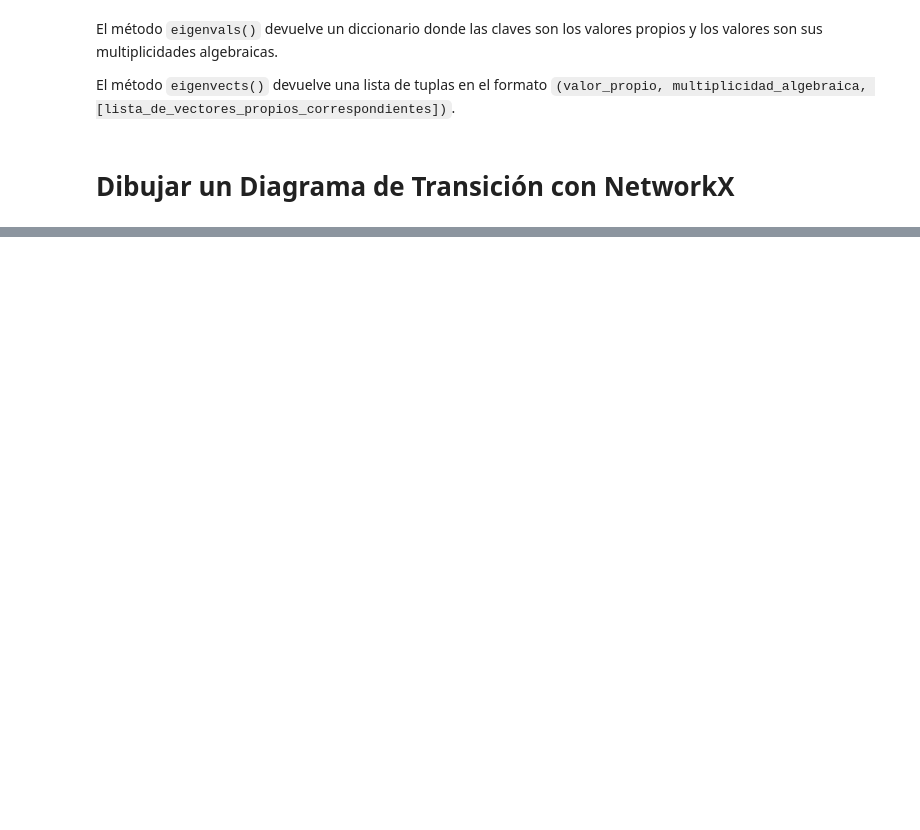
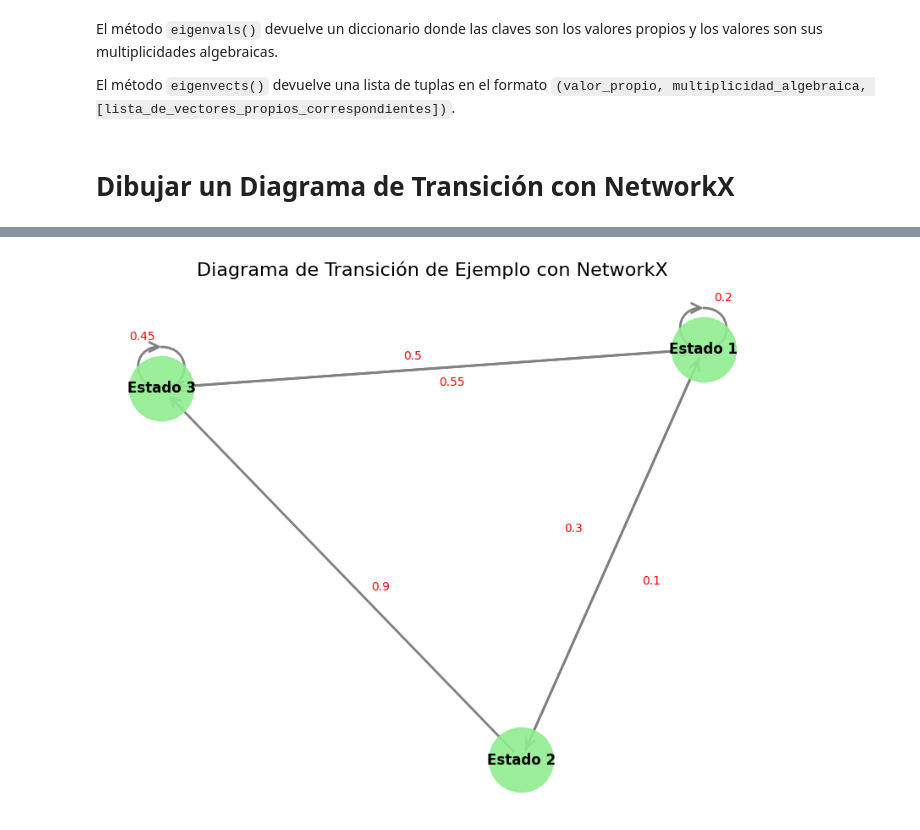
Before and after one commit to LuisManuelCatzoliSoriano/Procesos-Estoc-sticos, a Jupyter notebook: Tutorial de Sympy y Networkx.ipynb, the cells around one changed output, grey strips where cells are left out. Saved outputs shown, nothing was run; the diff lists cells and outputs as text; code cells hidden in the pictures; blank space fills up the shorter version.

```diff
--- a/Tutorial de Sympy y Networkx.ipynb
+++ b/Tutorial de Sympy y Networkx.ipynb
@@ -168,0 +169,89 @@ Primero, necesitamos importar las librerías necesarias: `networkx` para la crea
+# %%
+import networkx as nx
+import matplotlib.pyplot as plt
+
+# Crear un grafo dirigido
+G = nx.DiGraph()
+
+# Definir los estados (nodos)
+estados = ['Estado 1', 'Estado 2', 'Estado 3']
+G.add_nodes_from(estados)
+
+# Cada tupla es (estado origen, estado destino, probabilidad)
+transiciones = [
+    ('Estado 1', 'Estado 1', {'weight': 0.2, 'label': '0.2'}),
+    ('Estado 1', 'Estado 2', {'weight': 0.3, 'label': '0.3'}),
+    ('Estado 1', 'Estado 3', {'weight': 0.5, 'label': '0.5'}),
+    ('Estado 2', 'Estado 1', {'weight': 0.1, 'label': '0.1'}),
+    ('Estado 2', 'Estado 2', {'weight': 0.0, 'label': '0'}), # Probabilidad 0
+    ('Estado 2', 'Estado 3', {'weight': 0.9, 'label': '0.9'}),
+    ('Estado 3', 'Estado 1', {'weight': 0.55, 'label': '0.55'}),
+    ('Estado 3', 'Estado 2', {'weight': 0.0, 'label': '0'}), # Probabilidad 0
+    ('Estado 3', 'Estado 3', {'weight': 0.45, 'label': '0.45'})
+]
+
+# Las transiciones con probabilidad 0 no se deben dibujar
+transiciones_filtradas = [t for t in transiciones if t[2]['weight'] > 0]
+
+G.add_edges_from(transiciones_filtradas)
+
+# Configurar el tamaño de la figura
+plt.figure(figsize=(10, 8))
+
+# Definir la posición de los nodos
+pos = nx.spring_layout(G, seed=42)
+
+# Dibujar los nodos
+nx.draw_networkx_nodes(G, pos, node_size=3000, node_color='lightgreen', alpha=0.9)
+
+# Dibujar las aristas
+nx.draw_networkx_edges(G, pos, arrowstyle='->', arrowsize=20, edge_color='gray', width=2)
+
+# Dibujar las etiquetas de los nodos
+nx.draw_networkx_labels(G, pos, font_size=12, font_weight='bold')
+
+# Dibujar las etiquetas de las aristas (probabilidades) de manera que no se encimen
+edge_labels = nx.get_edge_attributes(G, 'label')
+
+for (u, v, d) in G.edges(data=True):
+    label = d['label']
+    x, y = (pos[u] + pos[v]) / 2 # Posición media de la arista
+
+    # Ajustar la posición
+    if u == v:
+        x_text, y_text = pos[u]
+        if u == 'Estado 1':
+            plt.text(x_text + 0.05, y_text + 0.2, label, size=10, color='red', ha='center', va='center', bbox=dict(facecolor='white', alpha=0))
+        elif u == 'Estado 3':
+             plt.text(x_text - 0.05, y_text + 0.2, label, size=10, color='red', ha='center', va='center', bbox=dict(facecolor='white', alpha=0))
+        else: # Se ajusta según sea necesario
+            plt.text(x_text, y_text + 0.2, label, size=10, color='red', ha='center', va='center', bbox=dict(facecolor='white', alpha=0))
+    else:
+        # Para aristas normales
+        offset_x, offset_y = 0, 0 # Default sin offset
+
+        if (u,v) == ('Estado 1', 'Estado 2'):
+            offset_x, offset_y = -0.1, 0.1 # Mover ligeramente arriba a la izquierda
+        elif (u,v) == ('Estado 2', 'Estado 1'):
+            offset_x, offset_y = 0.1, -0.1 # Mover ligeramente abajo a la derecha
+        elif (u,v) == ('Estado 1', 'Estado 3'):
+            offset_x, offset_y = -0.05, 0.05 # Mover ligeramente arriba a la izquierda
+        elif (u,v) == ('Estado 3', 'Estado 1'):
+            offset_x, offset_y = 0.05, -0.05 # Mover ligeramente abajo a la derecha
+        elif (u,v) == ('Estado 2', 'Estado 3'):
+            offset_x, offset_y = 0.1, -0.05 # Mover ligeramente abajo a la derecha
+        else:
+             offset_x, offset_y = 0.05, 0.05
+
+        plt.text(x + offset_x, y + offset_y, label, size=10, color='red', ha='center', va='center', bbox=dict(facecolor='white', alpha=0))
+
+# Ocultar los ejes de matplotlib
+plt.axis('off')
+
+# Añadir un título
+plt.title('Diagrama de Transición de Ejemplo con NetworkX', size=16)
+
+# Mostrar el diagrama
+plt.show()
+# %% [output]
+[figure, added]
```
Also changed, not shown: parts of 19 cells of this notebook.
